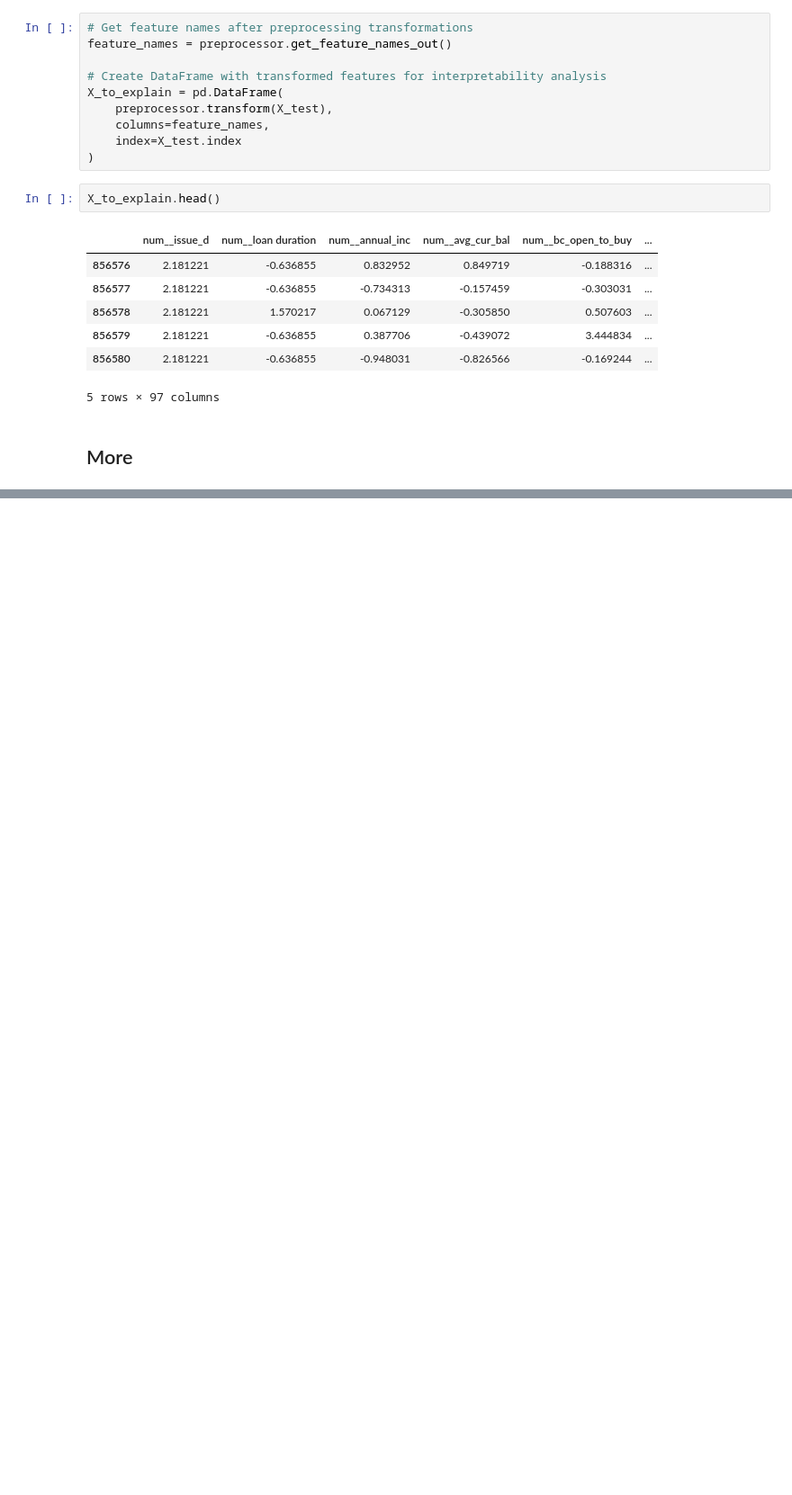
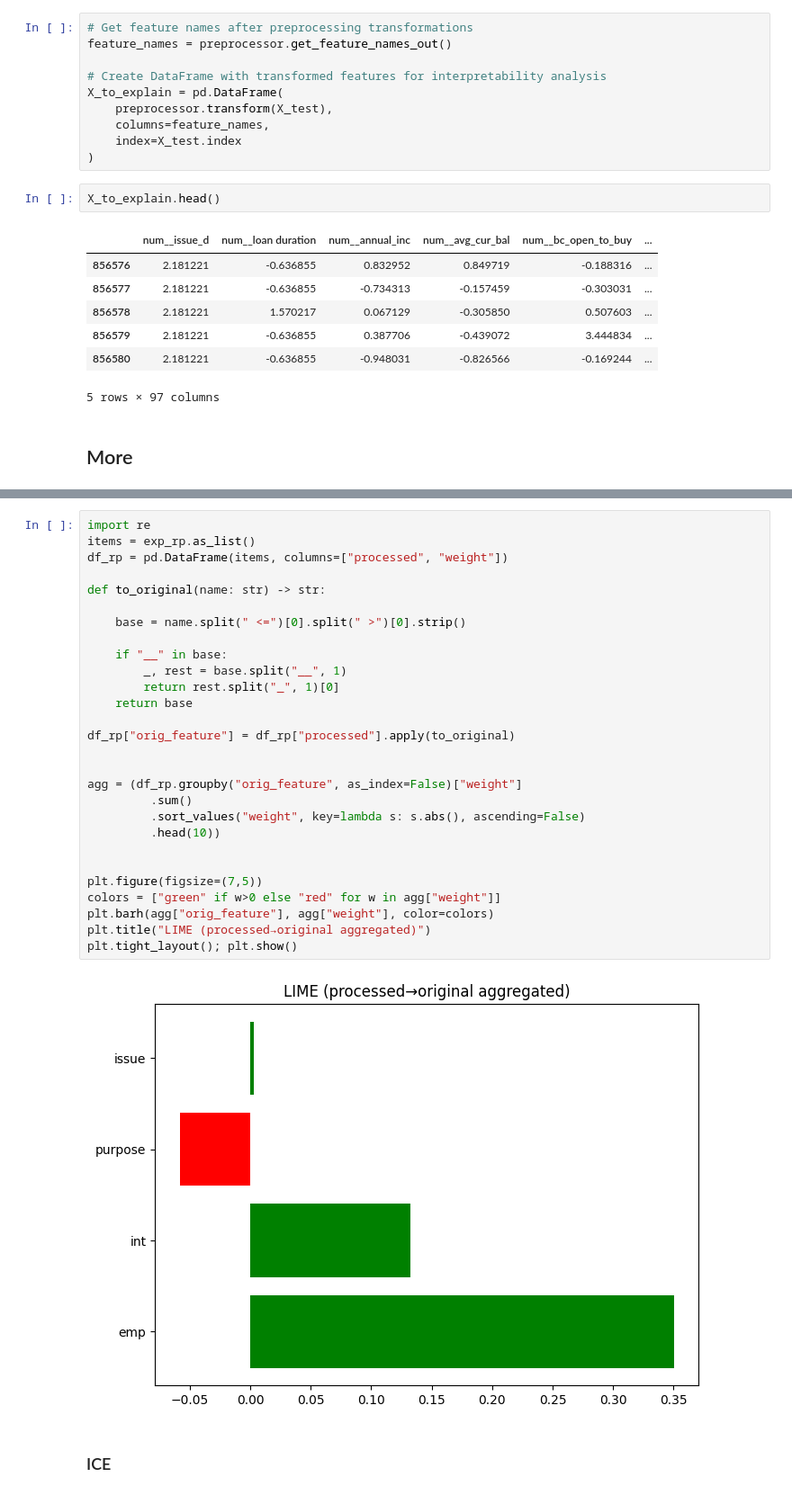
Before and after one commit to DENGDixin/isaf-g2, a Jupyter notebook: project.ipynb, the cells around one changed output, grey strips where cells are left out. Shown at 90% size. Saved outputs shown, nothing was run; the diff lists cells and outputs as text; blank space fills up the shorter version.

```diff
--- a/project.ipynb
+++ b/project.ipynb
@@ -516,0 +600,32 @@ X_to_explain.head()
+# %%
+import re
+items = exp_rp.as_list()
+df_rp = pd.DataFrame(items, columns=["processed", "weight"])
+
+def to_original(name: str) -> str:
+
+    base = name.split(" <=")[0].split(" >")[0].strip()
+
+    if "__" in base:
+        _, rest = base.split("__", 1)
+        return rest.split("_", 1)[0]
+    return base
+
+df_rp["orig_feature"] = df_rp["processed"].apply(to_original)
+
+
+agg = (df_rp.groupby("orig_feature", as_index=False)["weight"]
+         .sum()
+         .sort_values("weight", key=lambda s: s.abs(), ascending=False)
+         .head(10))
+
+
+plt.figure(figsize=(7,5))
+colors = ["green" if w>0 else "red" for w in agg["weight"]]
+plt.barh(agg["orig_feature"], agg["weight"], color=colors)
+plt.title("LIME (processed→original aggregated)")
+plt.tight_layout(); plt.show()
+# %% [output]
+[figure, added]
+# %% [markdown]
+### ICE
```
Also changed, not shown: parts of 29 cells of this notebook.
